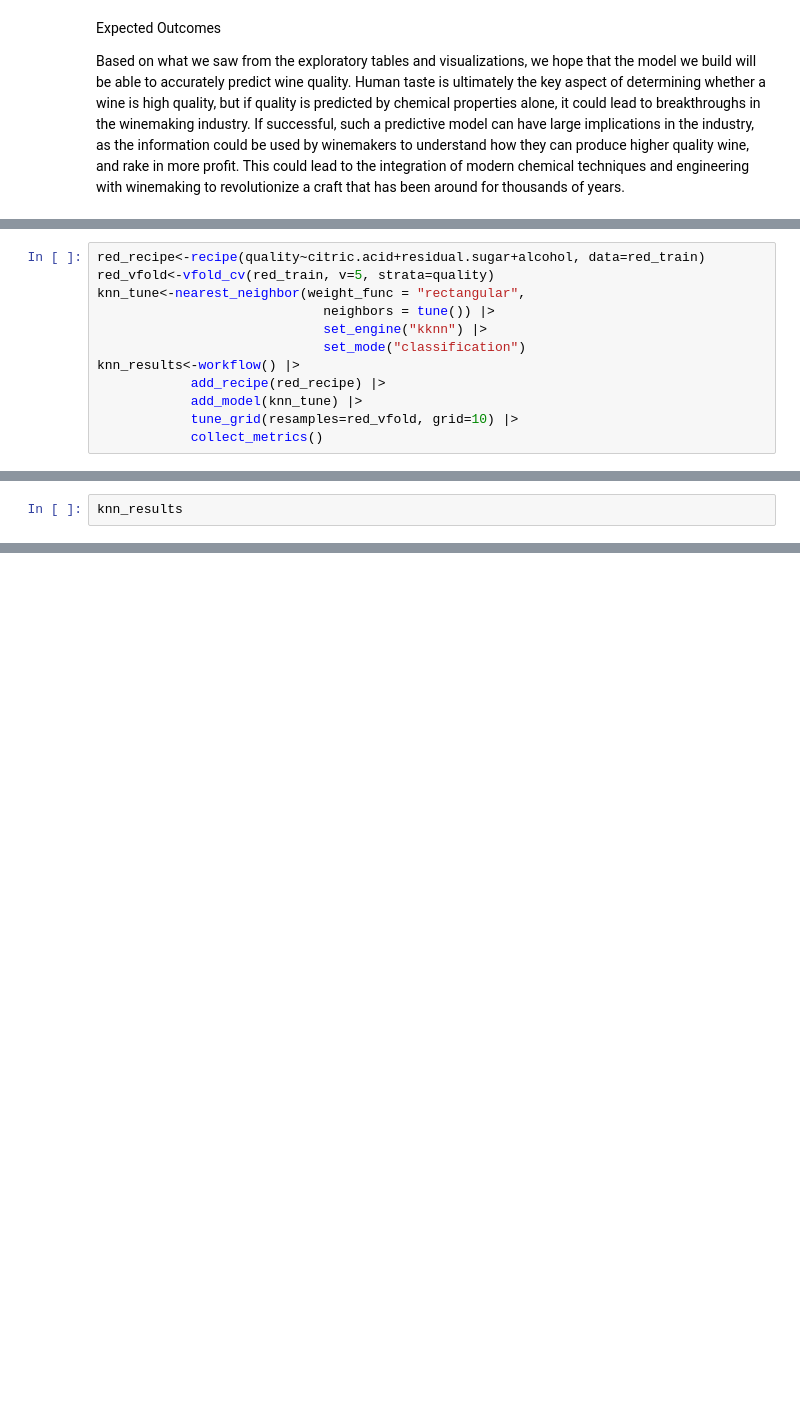
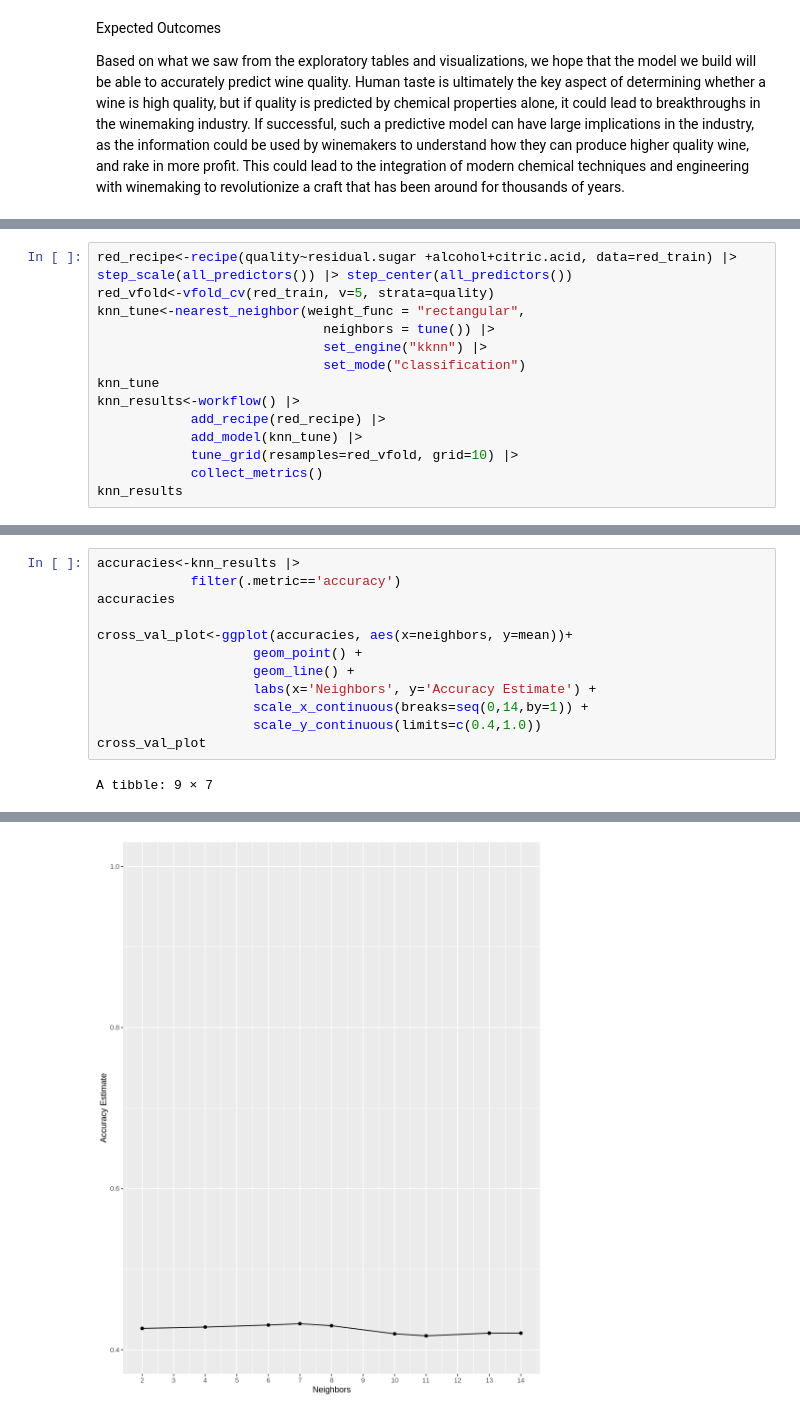
Before and after one commit to trushaan/f1_project_dsci100_163, a Jupyter notebook: proposal.ipynb, the cells around one changed output, grey strips where cells are left out. Saved outputs shown, nothing was run; the diff lists cells and outputs as text; blank space fills up the shorter version.

```diff
--- a/proposal.ipynb
+++ b/proposal.ipynb
@@ -180,12 +184,14 @@ Based on what we saw from the exploratory tables and visualizations, we hope tha
 # %%
-red_recipe<-recipe(quality~citric.acid+residual.sugar+alcohol, data=red_train)
+red_recipe<-recipe(quality~residual.sugar +alcohol+citric.acid, data=red_train) |> step_scale(all_predictors()) |> step_center(all_predictors())
 red_vfold<-vfold_cv(red_train, v=5, strata=quality)
 knn_tune<-nearest_neighbor(weight_func = "rectangular",
                              neighbors = tune()) |>
                              set_engine("kknn") |>
                              set_mode("classification")
+knn_tune
 knn_results<-workflow() |>
             add_recipe(red_recipe) |>
             add_model(knn_tune) |>
             tune_grid(resamples=red_vfold, grid=10) |>
             collect_metrics()
+knn_results
@@ -192,2 +225,14 @@ knn_results<-workflow() |>
-# %%
-knn_results
+# %%
+accuracies<-knn_results |>
+            filter(.metric=='accuracy')
+accuracies
+
+cross_val_plot<-ggplot(accuracies, aes(x=neighbors, y=mean))+
+                    geom_point() +
+                    geom_line() +
+                    labs(x='Neighbors', y='Accuracy Estimate') +
+                    scale_x_continuous(breaks=seq(0,14,by=1)) +
+                    scale_y_continuous(limits=c(0.4,1.0))
+cross_val_plot
+# %% [output]
+A tibble: 9 × 7
@@ -193,0 +250 @@ knn_results
+[figure, added]
```
Also changed, not shown: parts of 3 cells of this notebook.
